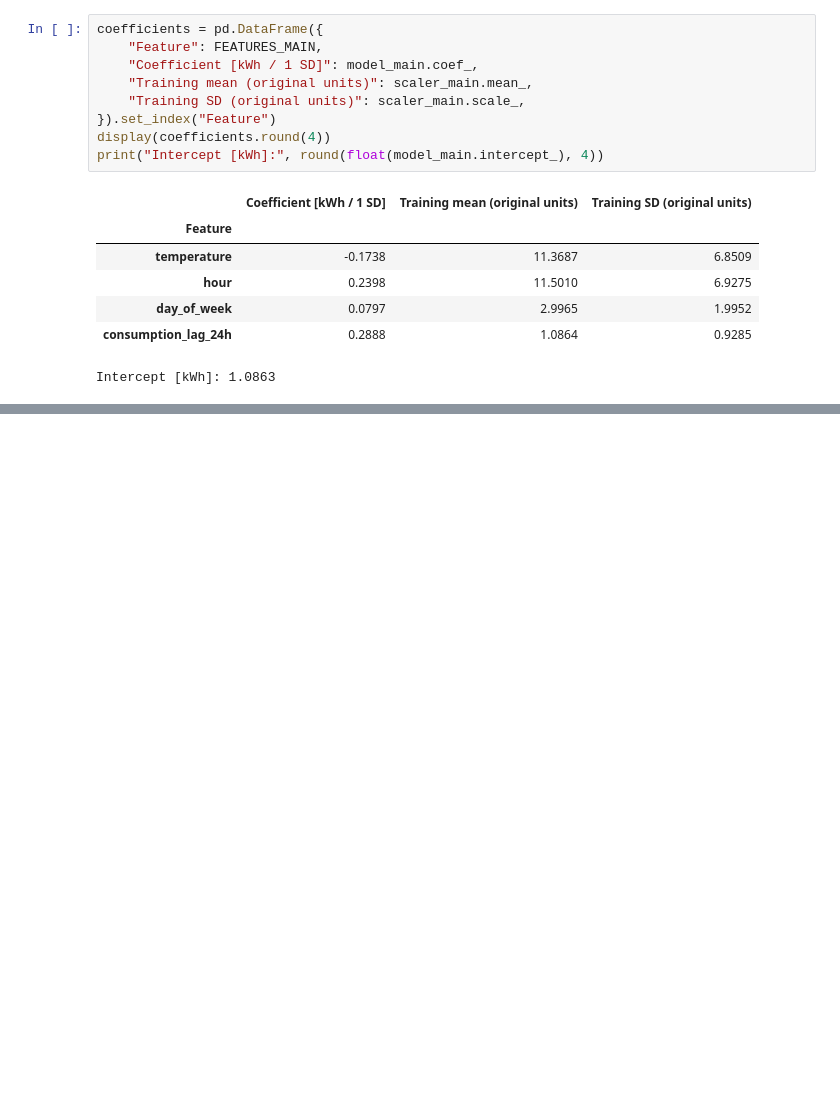
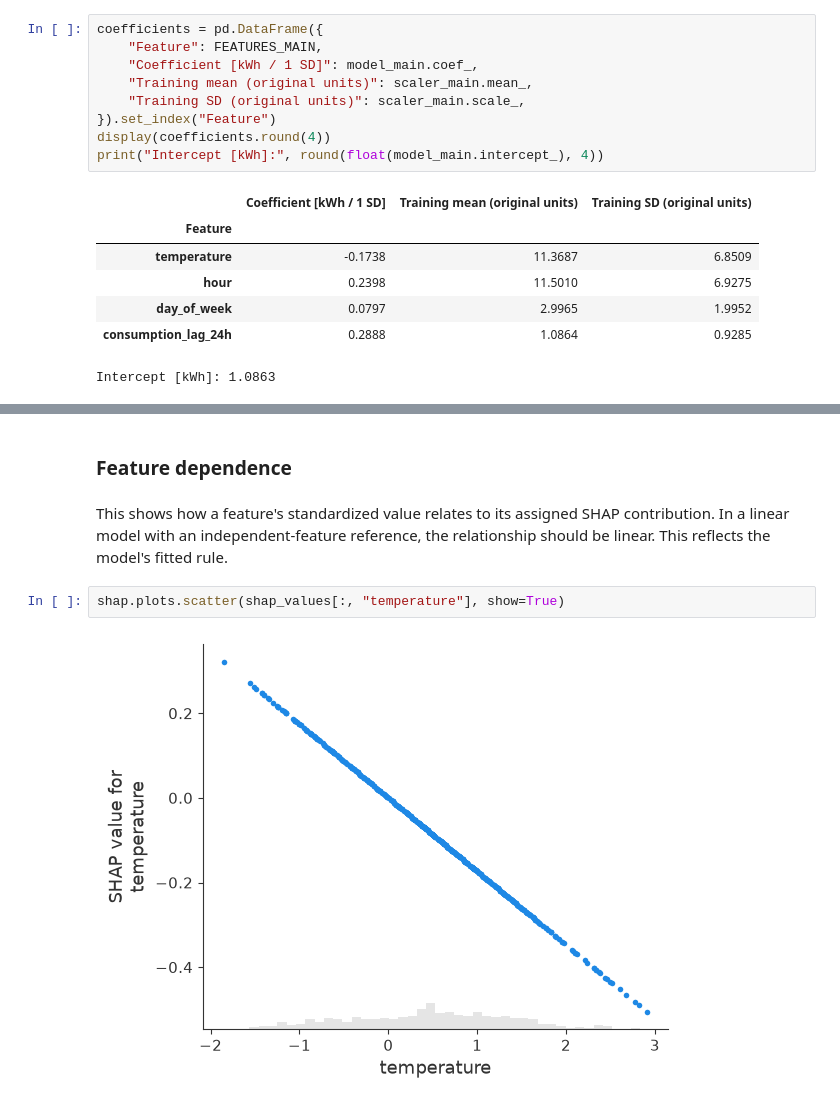
Before and after one commit to angiee99/Household-Power-Consumption-Prediction, a Jupyter notebook: model-explainability.ipynb, the cells around one changed output, grey strips where cells are left out. Saved outputs shown, nothing was run; the diff lists cells and outputs as text; blank space fills up the shorter version.

```diff
--- a/model-explainability.ipynb
+++ b/model-explainability.ipynb
@@ -182,0 +253,8 @@ Intercept [kWh]: 1.0863
+# %% [markdown]
+### Feature dependence
+# %% [markdown]
+This shows how a feature's standardized value relates to its assigned SHAP contribution. In a linear model with an independent-feature reference, the relationship should be linear. This reflects the model's fitted rule.
+# %%
+shap.plots.scatter(shap_values[:, "temperature"], show=True)
+# %% [output]
+[figure, added]
```
Also changed, not shown: parts of 11 cells of this notebook.
